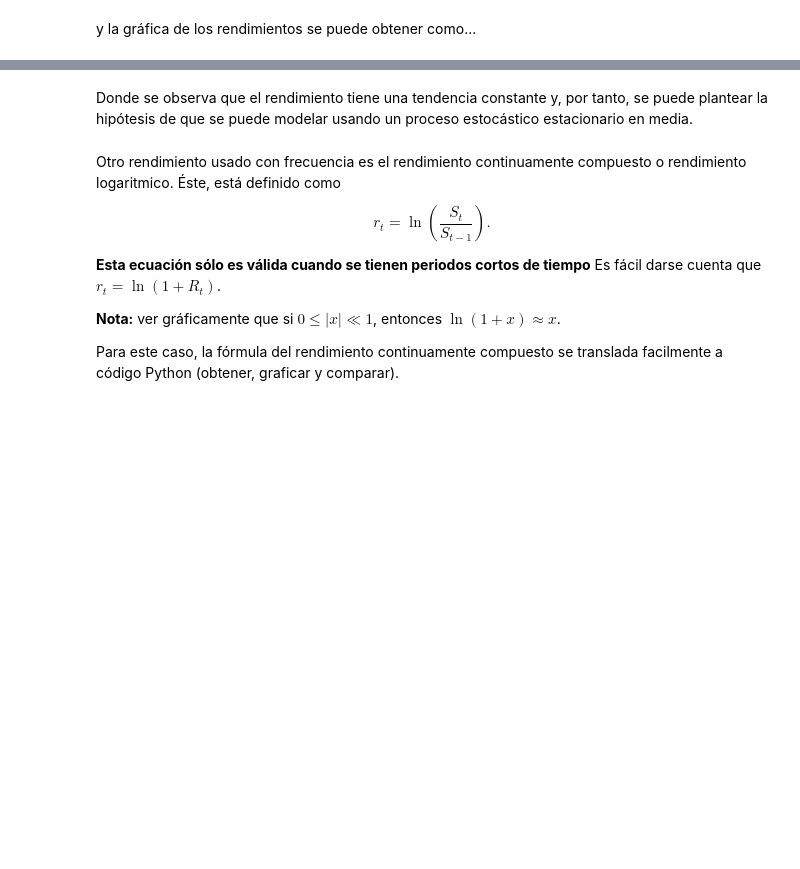
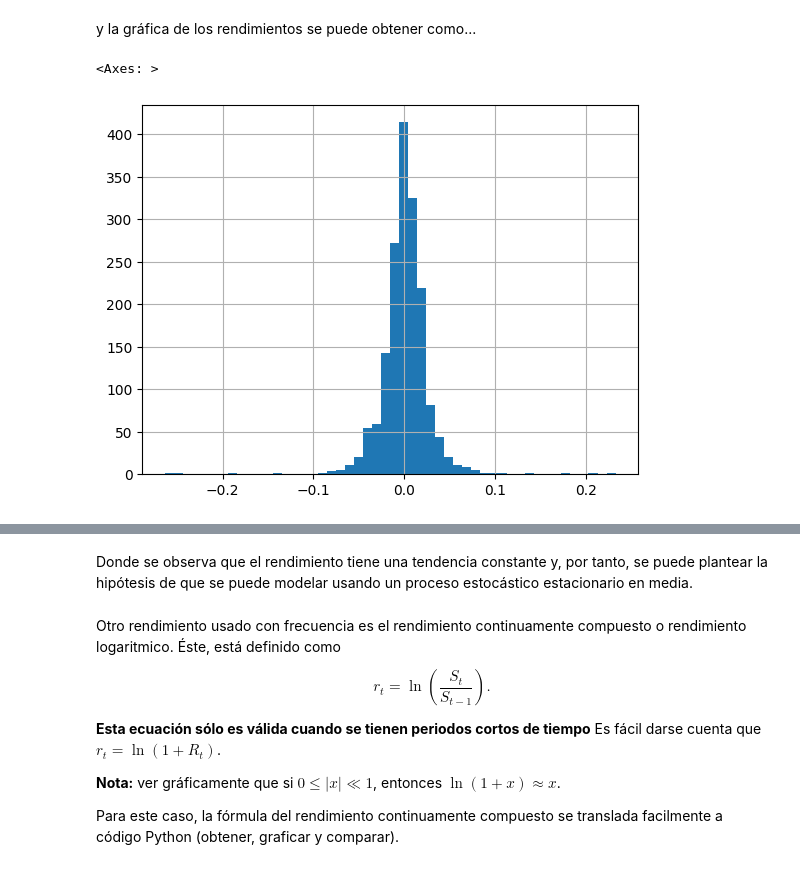
Before and after one commit to ArellanoMCarlos/SimMat_P2024, a Jupyter notebook: Módulo 2 - Montecarlo/Simulación de escenarios futuros.ipynb, the cells around one changed output, grey strips where cells are left out. Cells and saved outputs as stored; diff of their text form; code cells hidden in the pictures; blank space fills up the shorter version.

```diff
--- a/Módulo 2 - Montecarlo/Simulación de escenarios futuros.ipynb
+++ b/Módulo 2 - Montecarlo/Simulación de escenarios futuros.ipynb
@@ -40,0 +101,3 @@ Ahora lo haremos desde Yahoo Finance
+# %%
+meta_yf=yf.download('META','2017-06-01','2024-03-20')
+meta_yf.head(2)
@@ -54,0 +162,6 @@ Para el ejemplo en curso, ¿cómo calcular esto?
+# %%
+R=(meta_yf-meta_yf.shift())/meta_yf.shift()
+R.head()
+# %%
+R.dropna(inplace=True)
+R.head()
@@ -55,2 +180,7 @@ Para el ejemplo en curso, ¿cómo calcular esto?
 # %% [markdown]
 y la gráfica de los rendimientos se puede obtener como...
+# %%
+R['Adj Close'].hist(bins=50)
+# %% [output]
+<Axes: >
+[figure, added]
```
Also changed, not shown: parts of 30 cells of this notebook, 1 other file.
